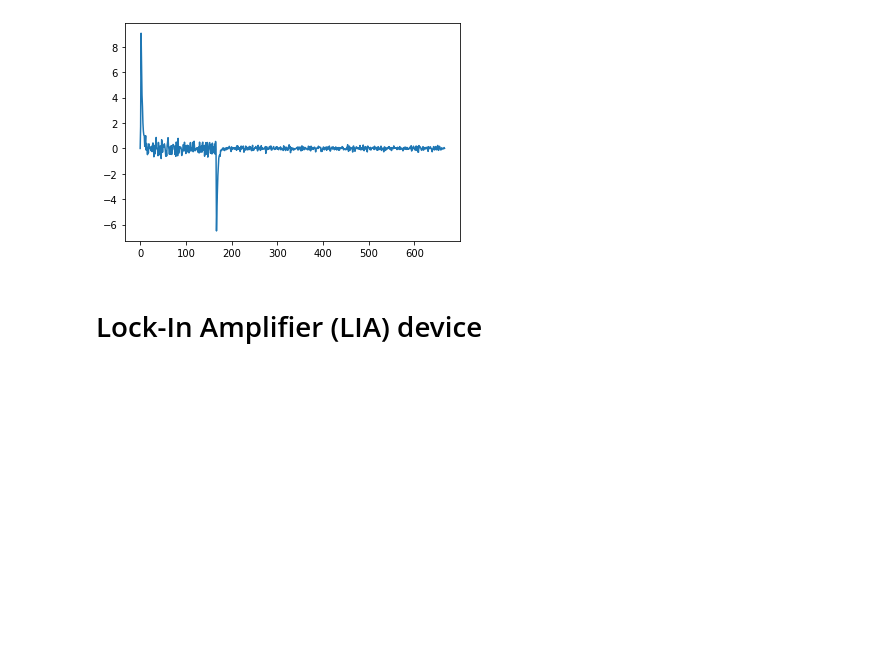
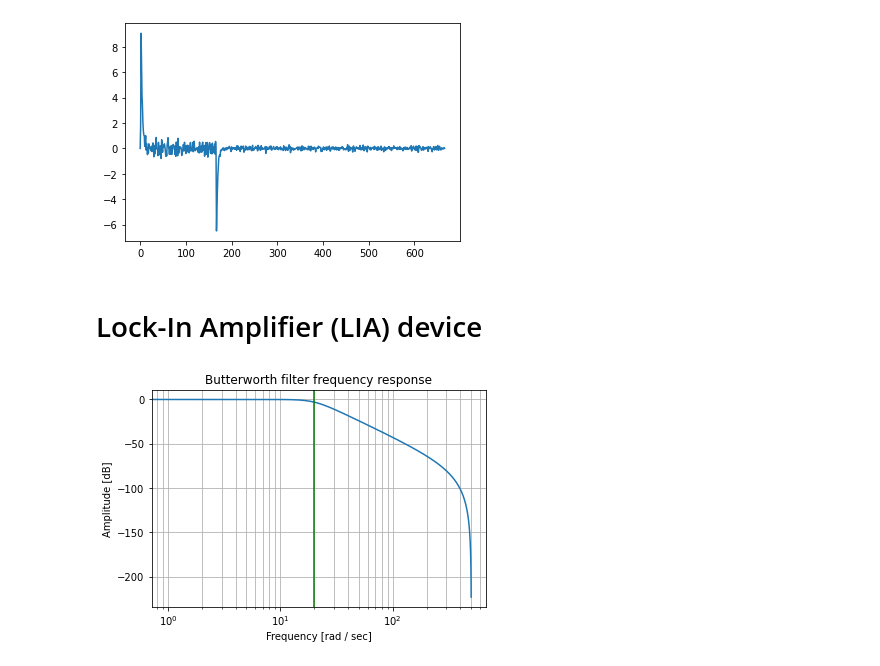
Before and after one commit to RoyElkabetz/NMR-gyroscope, a Jupyter notebook: PID_and_LIA.ipynb, the cells around one changed output. Drawn from its saved outputs; the diff is of its cells as text; code cells hidden in the pictures; blank space fills up the shorter version.

```diff
--- a/PID_and_LIA.ipynb
+++ b/PID_and_LIA.ipynb
@@ -222,18 +222,35 @@ class LIA:
         b, a = sp.signal.butter(self.lpf_params['order'], self.lpf_params['cutoff_hz'] / (self.lpf_params['sampling_frequency_hz'] / 2), btype='low', analog=False)
         if self.lpf_params['plot_filter']:
             # plot the filter frequency response
-            w, h = sps.freqz(b, a, fs=sampling_frequency_hz)
+            w, h = sps.freqz(b, a, fs=self.lpf_params['sampling_frequency_hz'])
             plt.semilogx(w, 20 * np.log10(abs(h)))
             plt.title('Butterworth filter frequency response')
             plt.xlabel('Frequency [rad / sec]')
             plt.ylabel('Amplitude [dB]')
             plt.grid(which='both', axis='both')
-            plt.axvline(cutoff_hz, color='green') # cutoff frequency
+            plt.axvline(self.lpf_params['cutoff_hz'], color='green') # cutoff frequency
             plt.show()
 
         self.lpf_a = a
         self.lpf_b = b
 
-        def filter_signal(self, x):
-            filtered_x = sp.signal.filtfilt(self.b, self.a, x)
-            return filtered_x
+    def filter_signal(self, x):
+        filtered_x = sp.signal.filtfilt(self.lpf_b, self.lpf_a, x)
+        return filtered_x
+
+    def lia(self, input_signal, ref_signal):
+        product = np.multiply(input_signal, ref_signal) / ((np.max(ref_signal) - np.min(ref_signal)) / 2)
+        return self.filter_signal(product)
+# %%
+freq = 2
+fs = 1000
+tf = 10
+t = np.linspace(0, tf, tf * fs)
+x_ref = 4 * np.cos(2 * np.pi * freq * t)
+x = x_ref * (1 + 0.1 * np.random.normal(size=len(x_ref)))
+#lpf_params = {'order': 3, 'cutoff_hz': freq * (1 / fs), 'sampling_frequency_hz': fs, 'plot_filter': True}
+lpf_params = {'order': 3, 'cutoff_hz': freq * 10, 'sampling_frequency_hz': fs, 'plot_filter': True}
+my_lia = LIA(lpf_params)
+x_lia = my_lia.lia(x, x_ref)
+# %% [output]
+[figure, added]
```
Also changed, not shown: parts of 5 cells of this notebook.
